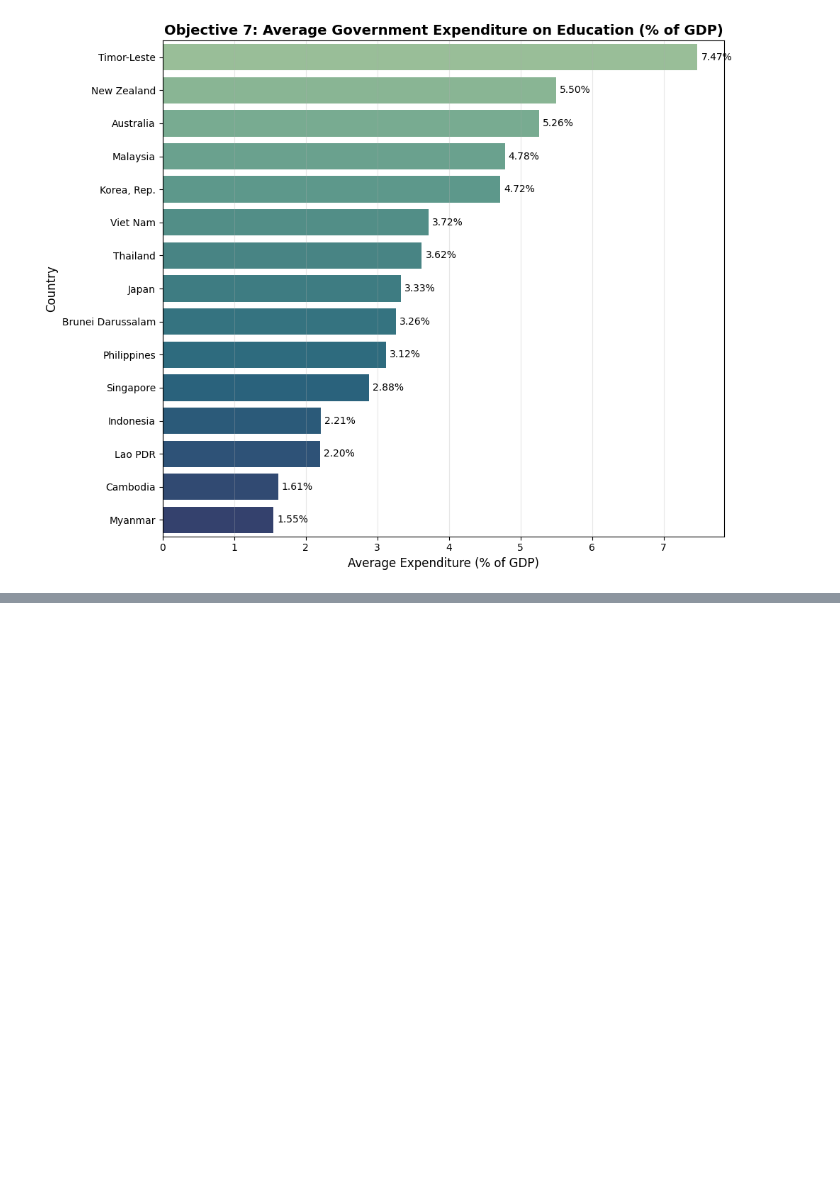
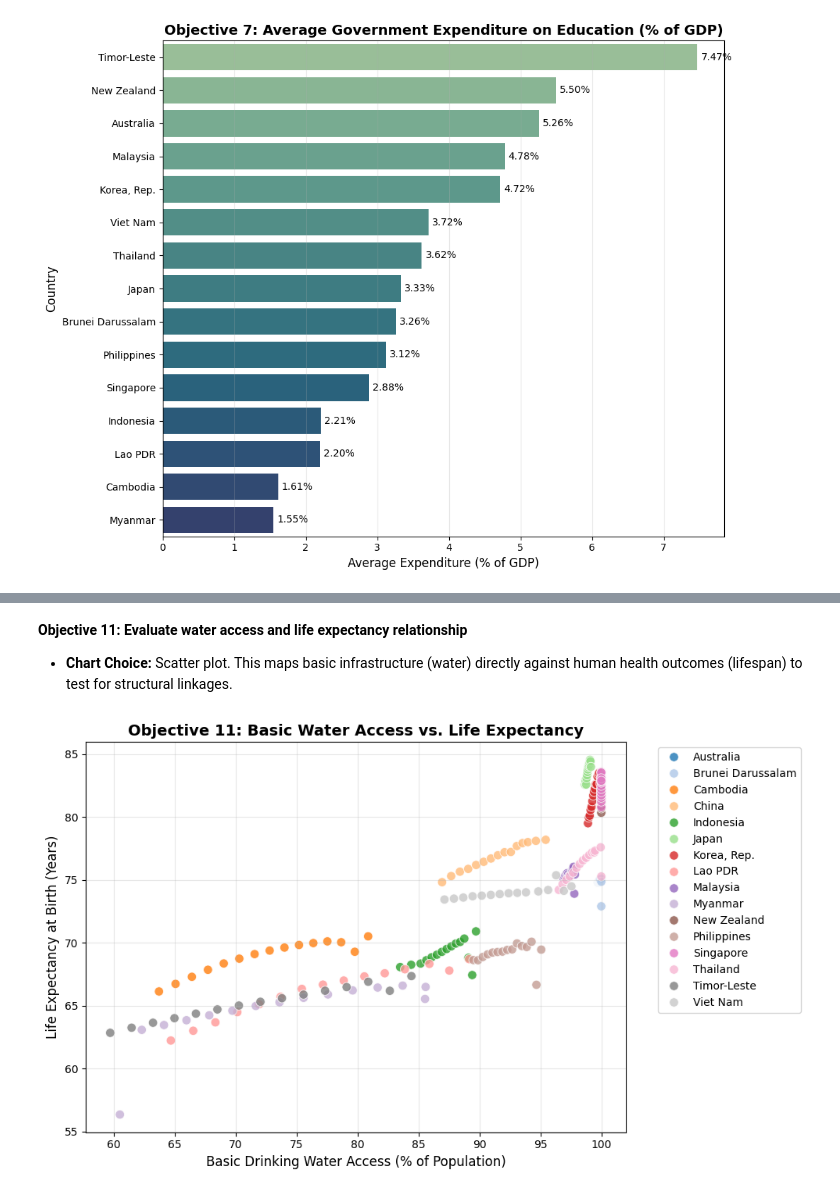
Before and after one commit to ThomasdeCarpio/DV-Lab02, a Jupyter notebook: visualize.ipynb, the cells around one changed output, grey strips where cells are left out. Saved outputs shown, nothing was run; the diff lists cells and outputs as text; code cells hidden in the pictures; blank space fills up the shorter version.

```diff
--- a/visualize.ipynb
+++ b/visualize.ipynb
@@ -669,0 +782,22 @@ plt.show()
+# %% [markdown]
+**Objective 11: Evaluate water access and life expectancy relationship**
+* **Chart Choice:** Scatter plot. This maps basic infrastructure (water) directly against human health outcomes (lifespan) to test for structural linkages.
+# %%
+# Objective 11 Code
+plt.figure(figsize=(10, 6))
+
+sns.scatterplot(data=pivot_df,
+                x='People using at least basic drinking water services (% of population)',
+                y='Life expectancy at birth, total (years)',
+                hue='Country Name',
+                palette='tab20', s=70, alpha=0.8)
+
+plt.title('Objective 11: Basic Water Access vs. Life Expectancy', fontsize=14, fontweight='bold')
+plt.xlabel('Basic Drinking Water Access (% of Population)', fontsize=12)
+plt.ylabel('Life Expectancy at Birth (Years)', fontsize=12)
+plt.legend(bbox_to_anchor=(1.05, 1), loc='upper left', ncol=1)
+plt.grid(True, alpha=0.3)
+plt.tight_layout()
+plt.show()
+# %% [output]
+[figure, added]
```
Also changed, not shown: parts of 24 cells of this notebook.
